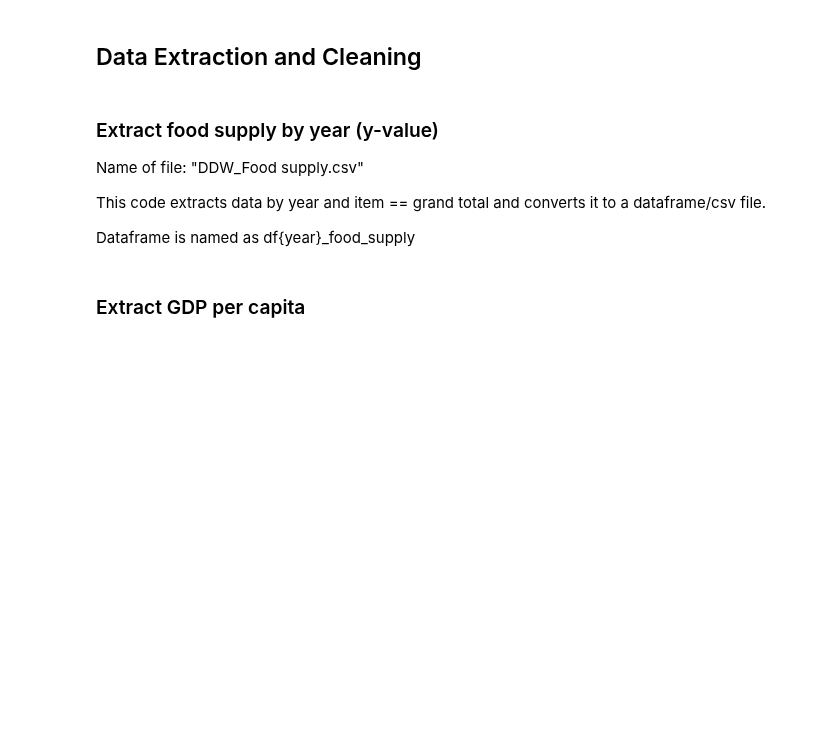
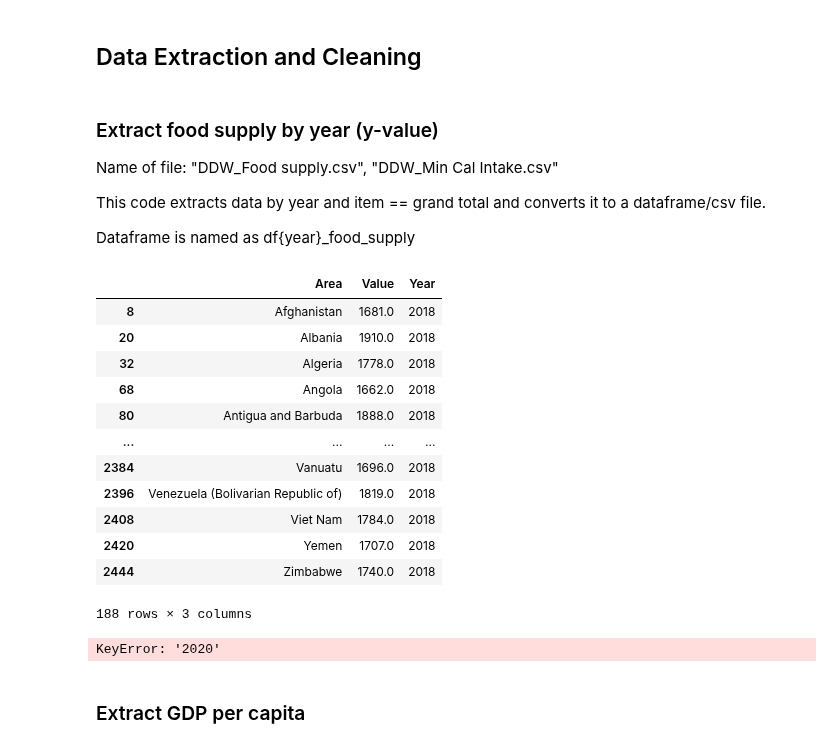
Before and after one commit to tanjoash/2D_data_driven_world, a Jupyter notebook: 2dwork/2D DDW.ipynb, the cells around one changed output. Saved outputs shown, nothing was run; the diff lists cells and outputs as text; code cells hidden in the pictures; blank space fills up the shorter version.

```diff
--- a/2dwork/2D DDW.ipynb
+++ b/2dwork/2D DDW.ipynb
@@ -5,7 +5,7 @@
 # %% [markdown]
 ### Extract food supply by year (y-value)
 
-Name of file: "DDW_Food supply.csv"
+Name of file: "DDW_Food supply.csv", "DDW_Min Cal Intake.csv"
 
 This code extracts data by year and item == grand total and converts it to a dataframe/csv file.
 
@@ -18,4 +18,7 @@ import numpy as np
 # %%
 df_food_supply = pd.read_csv("DDW_Food Supply.csv")
 df_grand_total = df_food_supply[(df_food_supply["Item"] == "Grand Total")]
+
+df_min_cal_intake = pd.read_csv("DDW_Min Cal Intake.csv")
+df_min_cal_intake = df_min_cal_intake[df_min_cal_intake["Value"].notna()]
 # %%
@@ -61,3 +71,24 @@ df2011_food_supply = df2011_food_supply[["Area", "Value"]]
 # Year 2010
 df2010_food_supply = df_grand_total[(df_grand_total["Year"] == 2010)]
 df2010_food_supply = df2010_food_supply[["Area", "Value"]]
+# %%
+# extract minimum calorie intake by year
+
+# Year 2018
+df2018_min_cal = df_min_cal_intake[(df_min_cal_intake["Year"] == 2018)]
+df2018_min_cal = df2018_min_cal[["Area", "Value", "Year"]]
+df2018_min_cal
+# %% [output]
+|  | Area | Value | Year |
+| 8 | Afghanistan | 1681.0 | 2018 |
+| 20 | Albania | 1910.0 | 2018 |
+| 32 | Algeria | 1778.0 | 2018 |
+| 68 | Angola | 1662.0 | 2018 |
+| 80 | Antigua and Barbuda | 1888.0 | 2018 |
+| ... | ... | ... | ... |
+| 2384 | Vanuatu | 1696.0 | 2018 |
+| 2396 | Venezuela (Bolivarian Republic of) | 1819.0 | 2018 |
+| 2408 | Viet Nam | 1784.0 | 2018 |
+| 2420 | Yemen | 1707.0 | 2018 |
+| 2444 | Zimbabwe | 1740.0 | 2018 |
+188 rows × 3 columns
@@ -64,3 +99,10 @@ df2010_food_supply = df2010_food_supply[["Area", "Value"]]
+# %%
+df_2018_y_val = df2018_food_supply.copy()
+toadd = list(df2018_min_cal["Value"])
+df_2018_y_val["Minimum_Calorie_Intake"] = toadd
+df_2018_y_val = df_2020.rename(columns = {"2020":"GDP"})
+# %% [output]
+KeyError: '2020'
 # %% [markdown]
 ### Extract GDP per capita
 # %%
```
Also changed, not shown: parts of 3 cells of this notebook.
